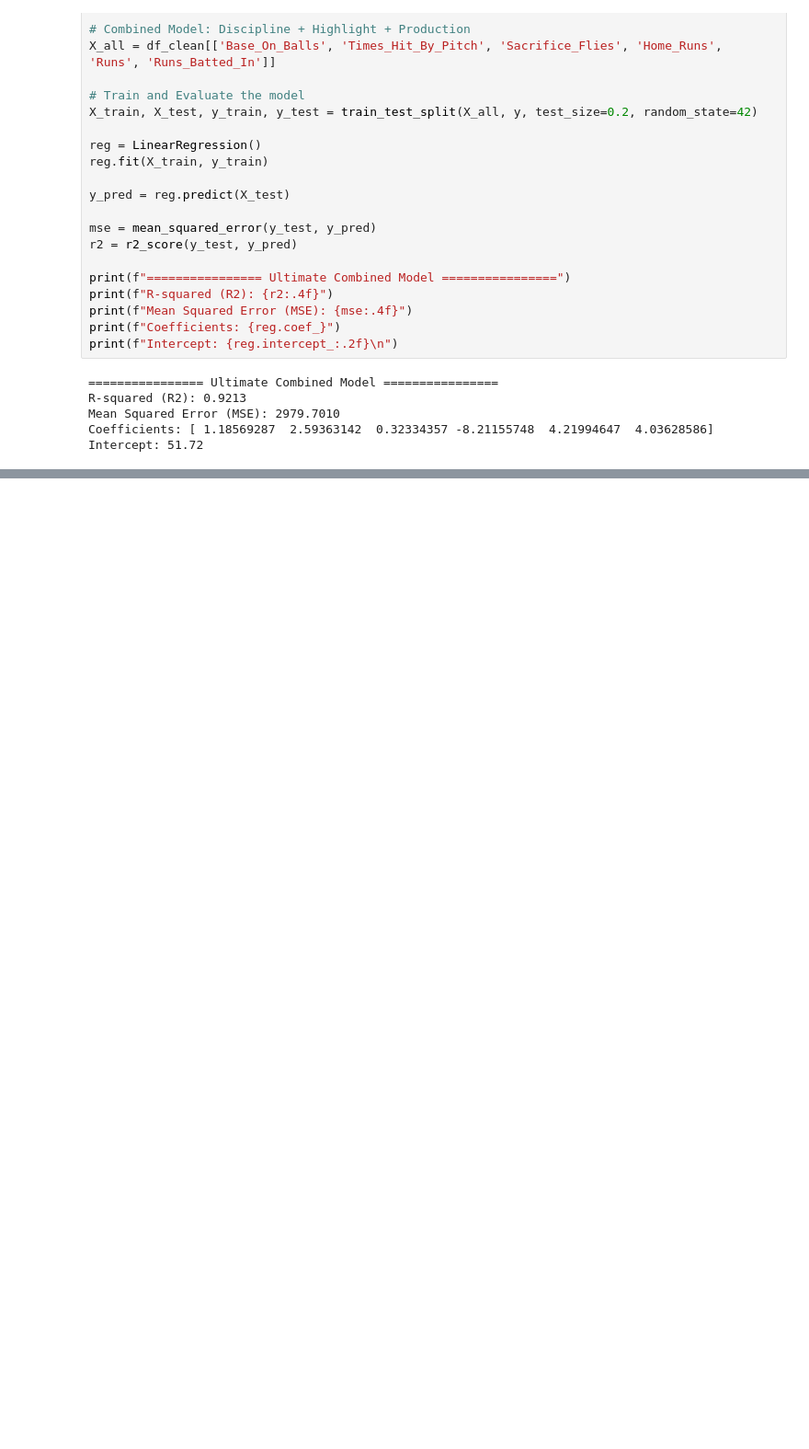
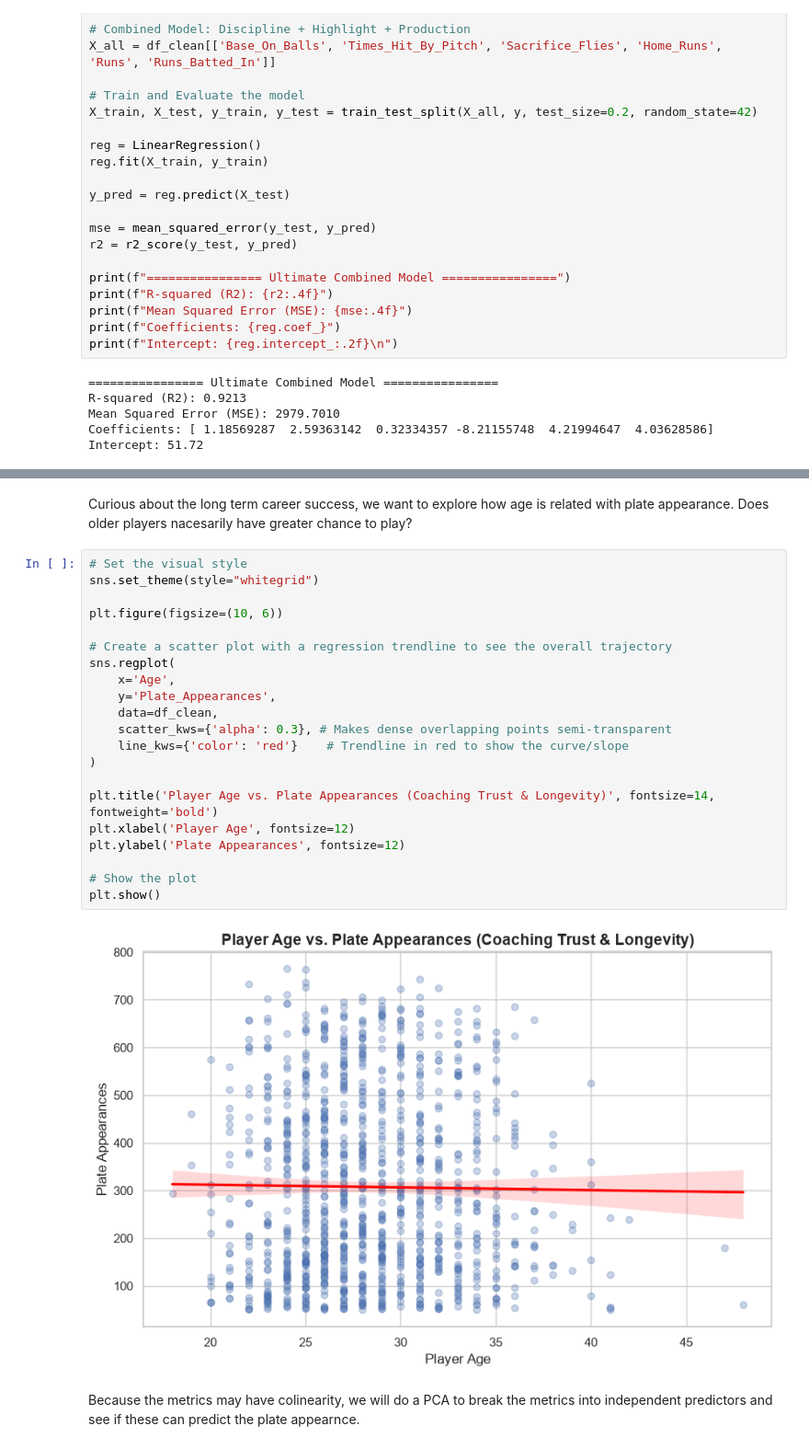
Before and after one commit to DavidRaet/CMPU250-VibeCoders-Project, a Jupyter notebook: eda/Vibe_Coders_Project.ipynb, the cells around one changed output, grey strips where cells are left out. Shown at 92% size. Cells and saved outputs as stored; diff of their text form; blank space fills up the shorter version.

```diff
--- a/eda/Vibe_Coders_Project.ipynb
+++ b/eda/Vibe_Coders_Project.ipynb
@@ -416,0 +466,27 @@ This model has higher accuracy than the combination of discipline + overall prod
+# %% [markdown]
+Curious about the long term career success, we want to explore how age is related with plate appearance. Does older players nacesarily have greater chance to play?
+# %%
+# Set the visual style
+sns.set_theme(style="whitegrid")
+
+plt.figure(figsize=(10, 6))
+
+# Create a scatter plot with a regression trendline to see the overall trajectory
+sns.regplot(
+    x='Age',
+    y='Plate_Appearances',
+    data=df_clean,
+    scatter_kws={'alpha': 0.3}, # Makes dense overlapping points semi-transparent
+    line_kws={'color': 'red'}    # Trendline in red to show the curve/slope
+)
+
+plt.title('Player Age vs. Plate Appearances (Coaching Trust & Longevity)', fontsize=14, fontweight='bold')
+plt.xlabel('Player Age', fontsize=12)
+plt.ylabel('Plate Appearances', fontsize=12)
+
+# Show the plot
+plt.show()
+# %% [output]
+[figure, added]
+# %% [markdown]
+Because the metrics may have colinearity, we will do a PCA to break the metrics into independent predictors and see if these can predict the plate appearnce.
```
Also changed, not shown: parts of 9 cells of this notebook.
